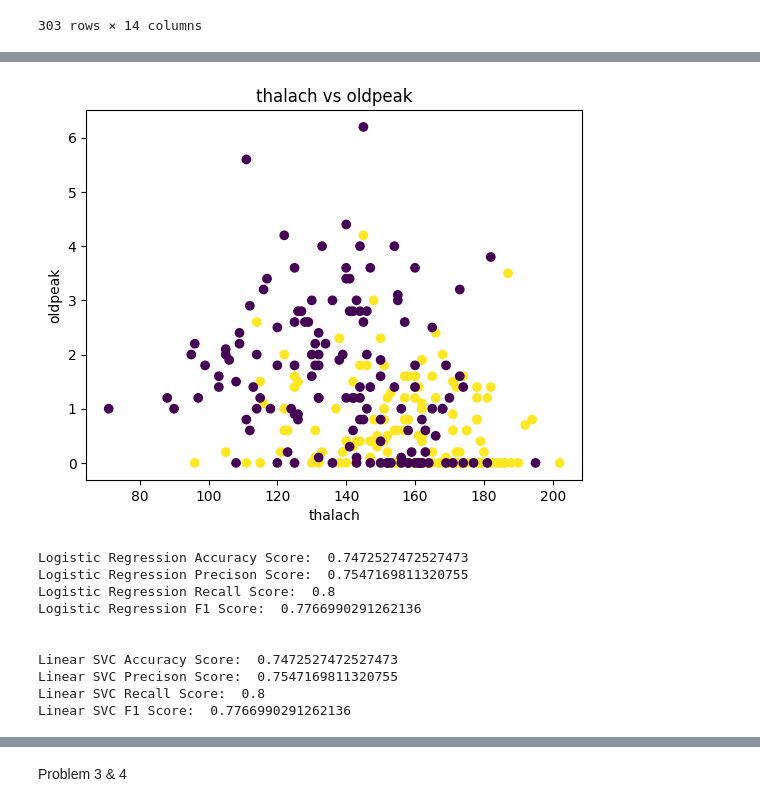
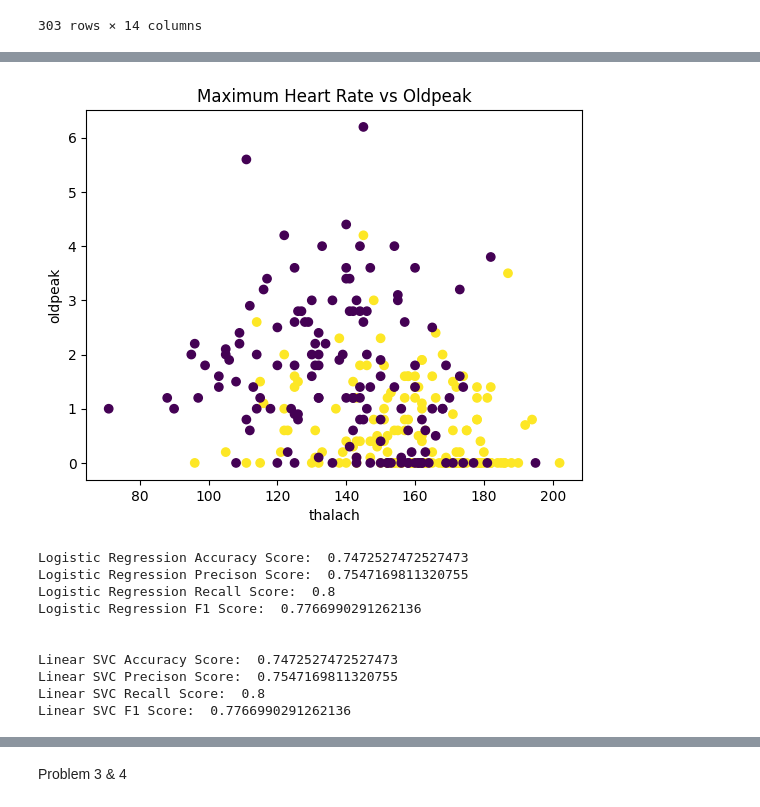
Before and after one commit to krishananth4/CSCI183-HW3, a Jupyter notebook: Krish_HW3.ipynb, the cells around one changed output, grey strips where cells are left out. Drawn from its saved outputs; the diff is of its cells as text; code cells hidden in the pictures.

```diff
--- a/Krish_HW3.ipynb
+++ b/Krish_HW3.ipynb
@@ -87,40 +207,40 @@ target = 'target'
 plt.scatter(df[feat1], df[feat2], c=df[target])
 plt.xlabel(feat1)
 plt.ylabel(feat2)
-plt.title("thalach vs oldpeak")
+plt.title("Maximum Heart Rate vs Oldpeak")
 plt.show()
 
 X = df[[feat1, feat2]]
 y = df[target]
 
 X_train, X_test, y_train, y_test = train_test_split(X, y, test_size=0.3, random_state=42)
 log_reg_model = LogisticRegression()
 log_reg_model.fit(X_train, y_train)
 y_pred = log_reg_model.predict(X_test)
 accuracyScore = accuracy_score(y_test, y_pred)
 precision = precision_score(y_test, y_pred)
 recall = recall_score(y_test, y_pred)
 f1Score = f1_score(y_test, y_pred)
 print("Logistic Regression Accuracy Score: ", accuracyScore)
 print("Logistic Regression Precison Score: ", precision)
 print("Logistic Regression Recall Score: ", recall)
 print("Logistic Regression F1 Score: ", f1Score)
 
 print('\n')
 
 lin_svc_model = LinearSVC()
 lin_svc_model.fit(X_train, y_train)
 y_pred = lin_svc_model.predict(X_test)
 accuracyScore = accuracy_score(y_test, y_pred)
 precision = precision_score(y_test, y_pred)
 recall = recall_score(y_test, y_pred)
 f1Score = f1_score(y_test, y_pred)
 print("Linear SVC Accuracy Score: ", accuracyScore)
 print("Linear SVC Precison Score: ", precision)
 print("Linear SVC Recall Score: ", recall)
 print("Linear SVC F1 Score: ", f1Score)
 # %% [output]
-[figure, old version]
+[figure, new version]
 Logistic Regression Accuracy Score:  0.7472527472527473
 Logistic Regression Precison Score:  0.7547169811320755
 Logistic Regression Recall Score:  0.8
```
Also changed, not shown: parts of 15 cells of this notebook.
